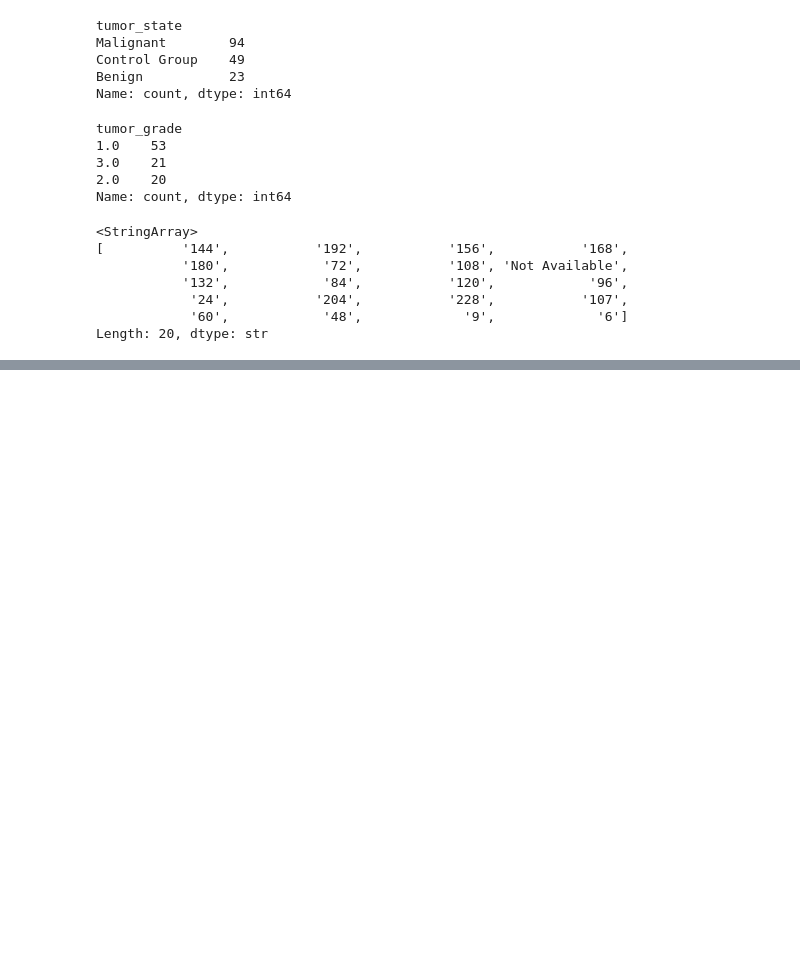
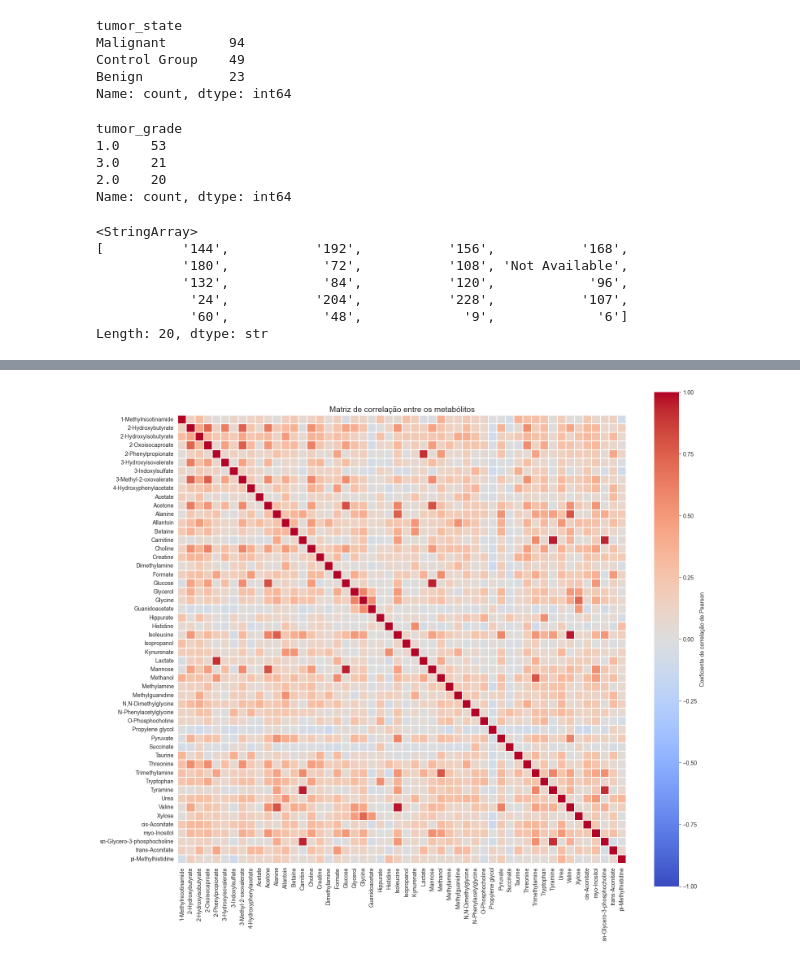
Before and after one commit to brenoluca21/tcc-metabolomics-canine-cancer-ml, a Jupyter notebook: notebook/exploration.ipynb, the cells around one changed output, grey strips where cells are left out. Cells and saved outputs as stored; diff of their text form; code cells hidden in the pictures; blank space fills up the shorter version.

```diff
--- a/notebook/exploration.ipynb
+++ b/notebook/exploration.ipynb
@@ -389,0 +728,27 @@ dataset_final['age'] = pd.to_numeric(
+# %%
+## Matriz de correlação entre os metabólitos
+
+# Cálculo da correlação de Pearson entre os 52 metabólitos utilizados
+# como preditores, com o objetivo de identificar pares de variáveis
+# fortemente correlacionadas entre si, o que pode indicar redundância
+# de informação entre determinados compostos metabólicos.
+# ----------------------------------------------------------
+corr_matrix = dataset_final[metab_cols].corr()
+
+fig, ax = plt.subplots(figsize=(16, 14))
+sns.heatmap(
+    corr_matrix,
+    cmap='coolwarm',
+    center=0,
+    vmin=-1, vmax=1,
+    square=True,
+    linewidths=0.3,
+    cbar_kws={'label': 'Coeficiente de correlação de Pearson'},
+    ax=ax
+)
+ax.set_title('Matriz de correlação entre os metabólitos', fontsize=14)
+plt.tight_layout()
+plt.savefig('../figuras/matriz_correlacao_metabolitos.png', dpi=150)
+plt.show()
+# %% [output]
+[figure, added]
```
Also changed, not shown: parts of 49 cells of this notebook, 5 other files.
